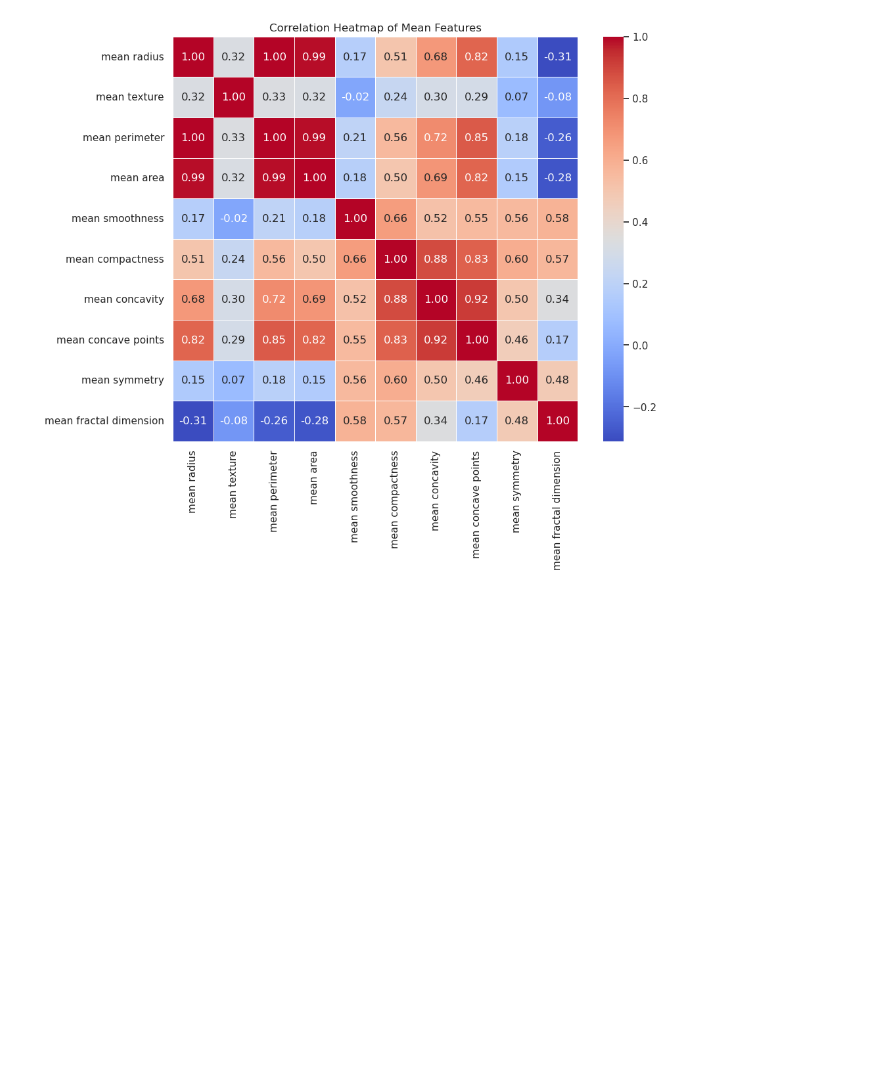
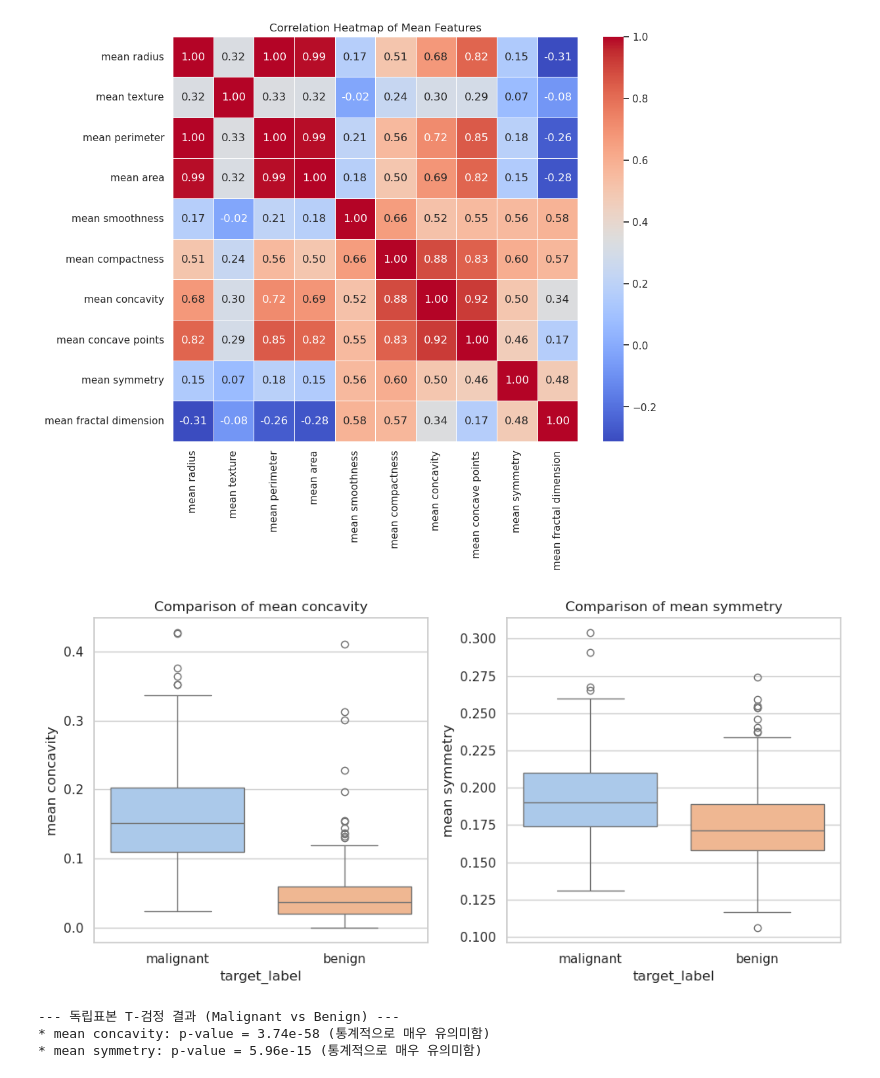
Before and after one commit to TheProvidenceJun/breast-cancer-eda, a Jupyter notebook: notebooks/1_data_load_and_check.ipynb, the cells around one changed output. Saved outputs shown, nothing was run; the diff lists cells and outputs as text; code cells hidden in the pictures; blank space fills up the shorter version.

```diff
--- a/notebooks/1_data_load_and_check.ipynb
+++ b/notebooks/1_data_load_and_check.ipynb
@@ -102,3 +102,33 @@ plt.show()
 [figure]
 [figure]
 [figure]
+# %%
+import scipy.stats as stats
+
+# 세포핵 형태의 불규칙성 (Irregularity) 분석
+# 형태학적 변수 추출
+shape_features = ['mean concavity', 'mean symmetry']
+
+plt.figure(figsize=(10, 5))
+for i, feature in enumerate(shape_features, 1):
+    plt.subplot(1, 2, i)
+    sns.boxplot(x='target_label', y=feature, data=df, palette="pastel", hue= 'target_label')
+    plt.title(f'Comparison of {feature}')
+plt.tight_layout()
+plt.savefig('../images/shape_features_boxplot.png', dpi=300)
+plt.show()
+
+# 통계적 유의성 검정 (T-test)
+# 두 집단 간의 평균 차이가 통계적으로 유의미한지 검증하여 해석의 신뢰도를 높입니다.
+print("--- 독립표본 T-검정 결과 (Malignant vs Benign) ---")
+for feature in shape_features:
+    mal_data = df[df['target_label'] == 'malignant'][feature]
+    ben_data = df[df['target_label'] == 'benign'][feature]
+
+    t_stat, p_val = stats.ttest_ind(mal_data, ben_data, equal_var=False)
+    print(f"* {feature}: p-value = {p_val:.2e} (통계적으로 매우 유의미함)" if p_val < 0.05 else f"{feature}: 유의미하지 않음")
+# %% [output]
+[figure, added]
+--- 독립표본 T-검정 결과 (Malignant vs Benign) ---
+* mean concavity: p-value = 3.74e-58 (통계적으로 매우 유의미함)
+* mean symmetry: p-value = 5.96e-15 (통계적으로 매우 유의미함)
```
Also changed, not shown: 2 other files.
